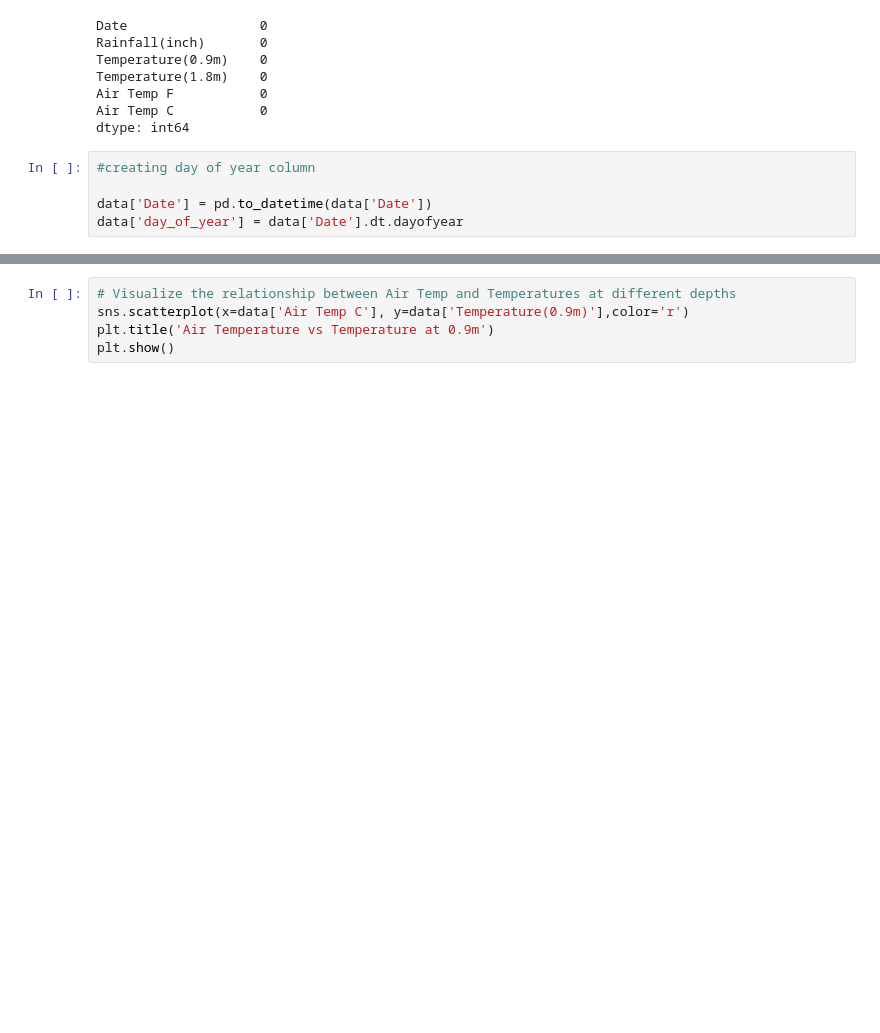
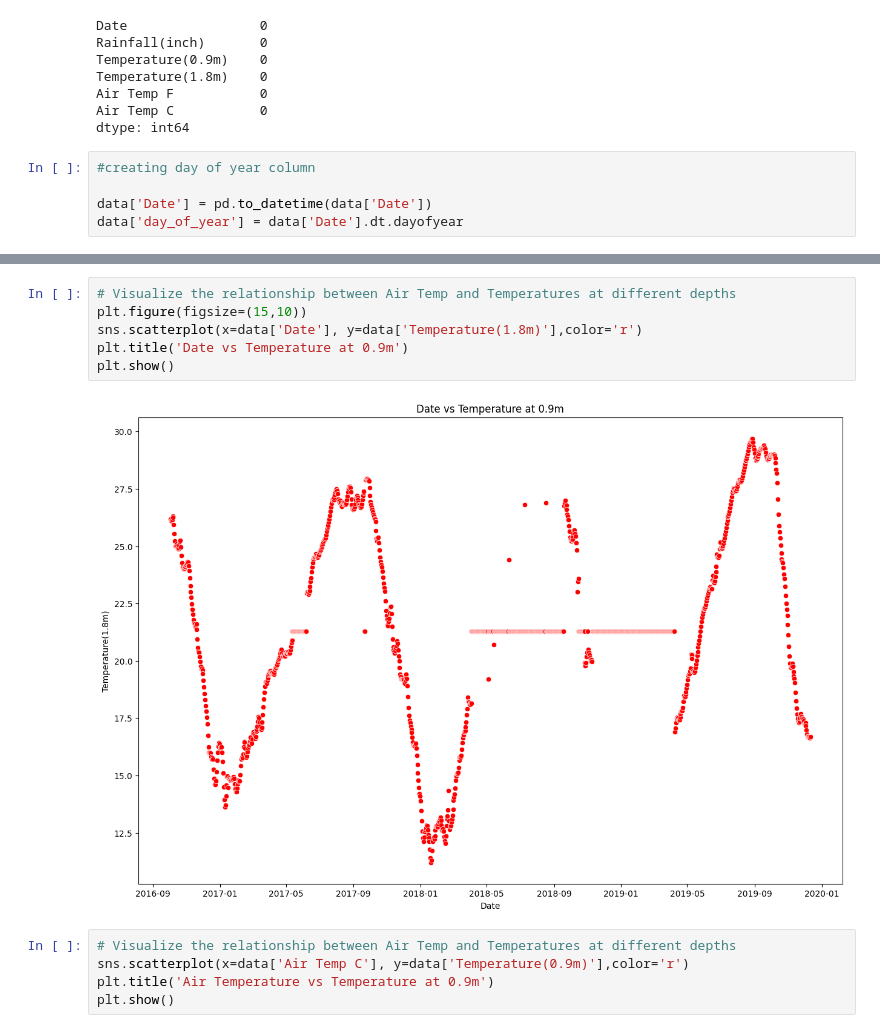
Before and after one commit to sandeepbandi924/PROJECTS, a Jupyter notebook: Temperature Prediction in Pavement Base and Subgrade Layers/temp3.ipynb, the cells around one changed output, grey strips where cells are left out. Cells and saved outputs as stored; diff of their text form; blank space fills up the shorter version.

```diff
--- a/Temperature Prediction in Pavement Base and Subgrade Layers/temp3.ipynb
+++ b/Temperature Prediction in Pavement Base and Subgrade Layers/temp3.ipynb
@@ -83,3 +93,11 @@ memory usage: 41.1 KB
+# %%
+# Visualize the relationship between Air Temp and Temperatures at different depths
+plt.figure(figsize=(15,10))
+sns.scatterplot(x=data['Date'], y=data['Temperature(1.8m)'],color='r')
+plt.title('Date vs Temperature at 0.9m')
+plt.show()
+# %% [output]
+[figure, added]
 # %%
 # Visualize the relationship between Air Temp and Temperatures at different depths
 sns.scatterplot(x=data['Air Temp C'], y=data['Temperature(0.9m)'],color='r')
```
Also changed, not shown: parts of 4 cells of this notebook.
